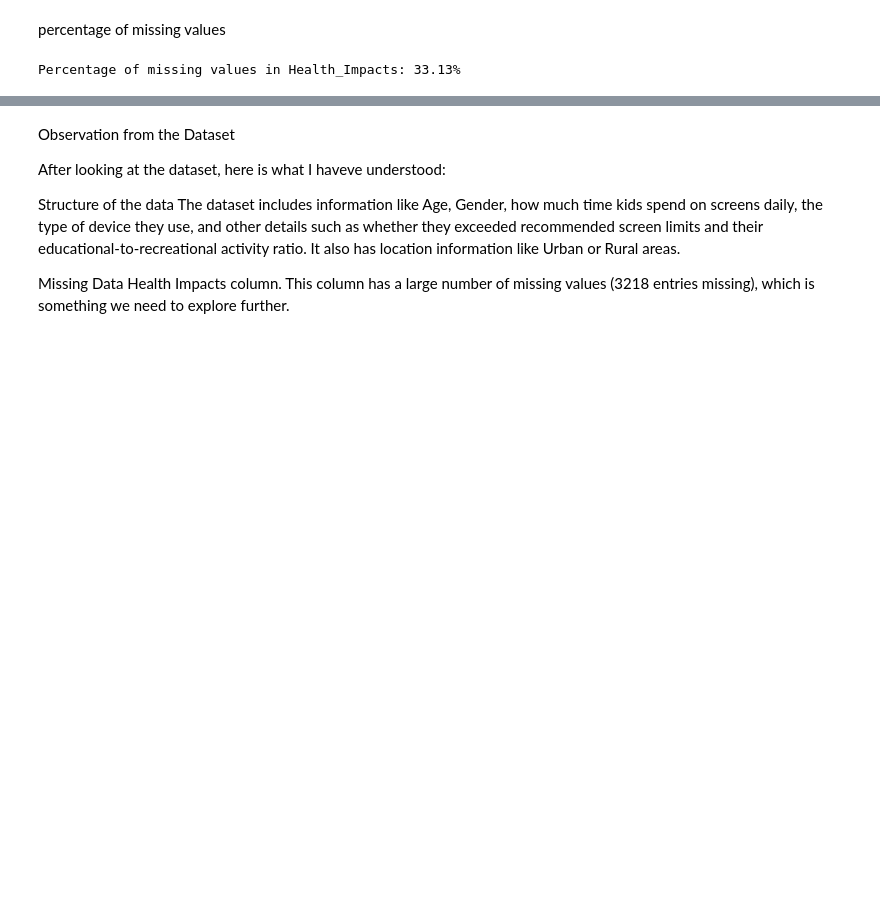
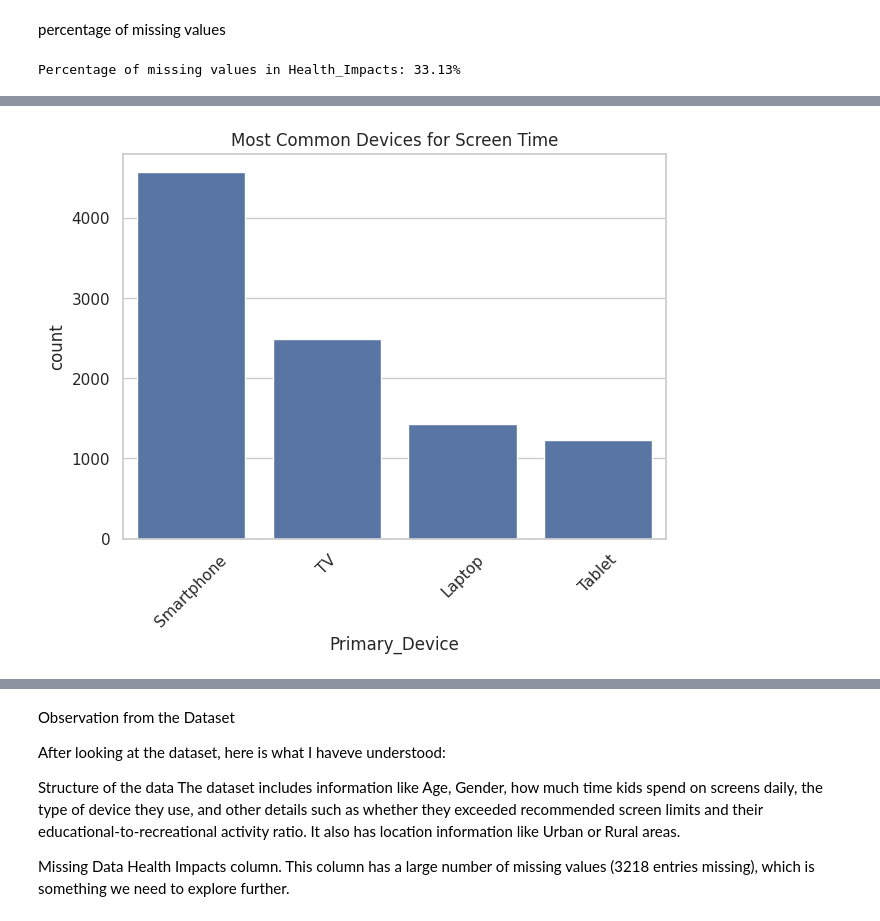
Before and after one commit to springboardmentor2468a-lab/Projects, a Jupyter notebook: task1.ipynb, the cells around one changed output, grey strips where cells are left out. Drawn from its saved outputs; the diff is of its cells as text; code cells hidden in the pictures; blank space fills up the shorter version.

```diff
--- a/task1.ipynb
+++ b/task1.ipynb
@@ -200,0 +235,10 @@ Percentage of missing values in Health_Impacts: 33.13%
+# %%
+
+# 4. Primary Device Used
+plt.figure(figsize=(7,5))
+sns.countplot(x="Primary_Device", data=df,  order=df['Primary_Device'].value_counts().index)
+plt.title("Most Common Devices for Screen Time")
+plt.xticks(rotation=45)
+plt.show()
+# %% [output]
+[figure, added]
```
Also changed, not shown: parts of 8 cells of this notebook.
